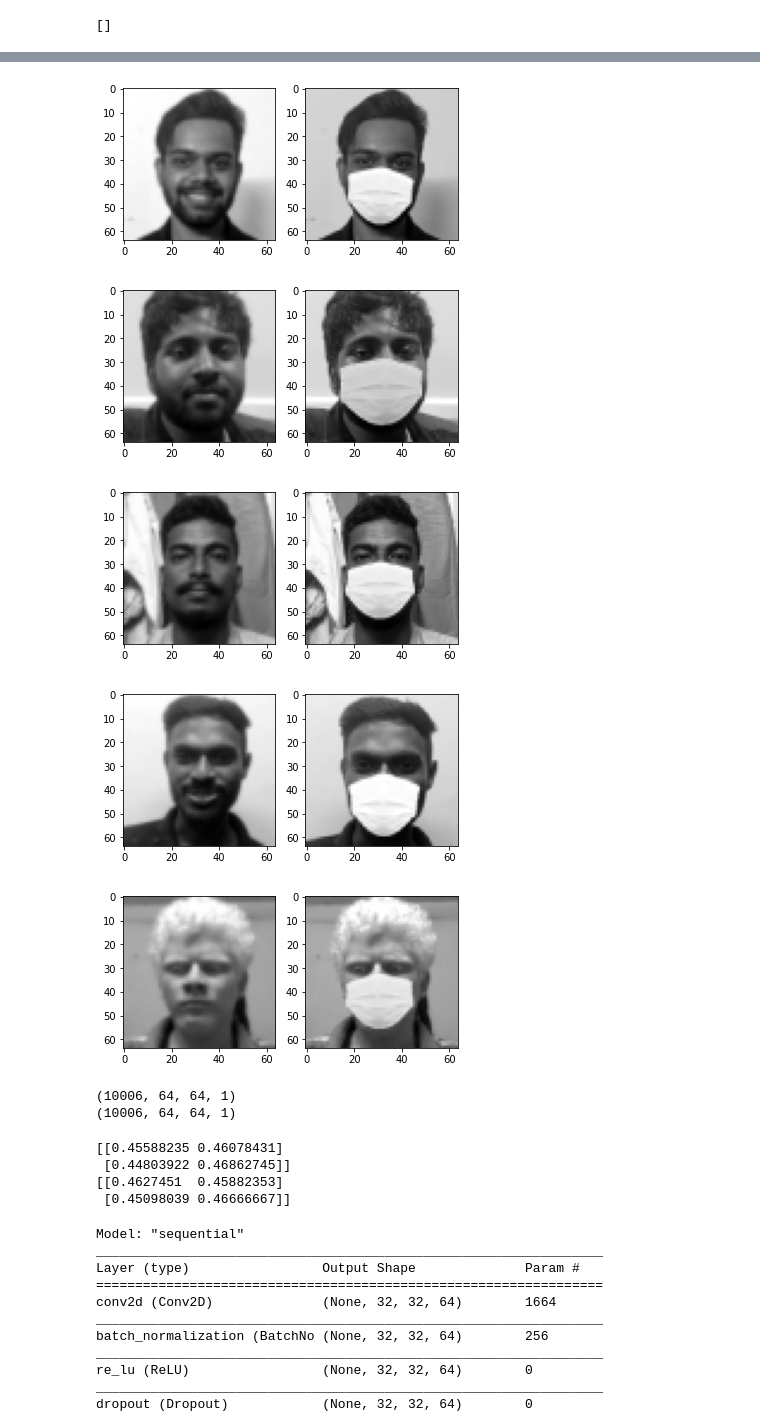
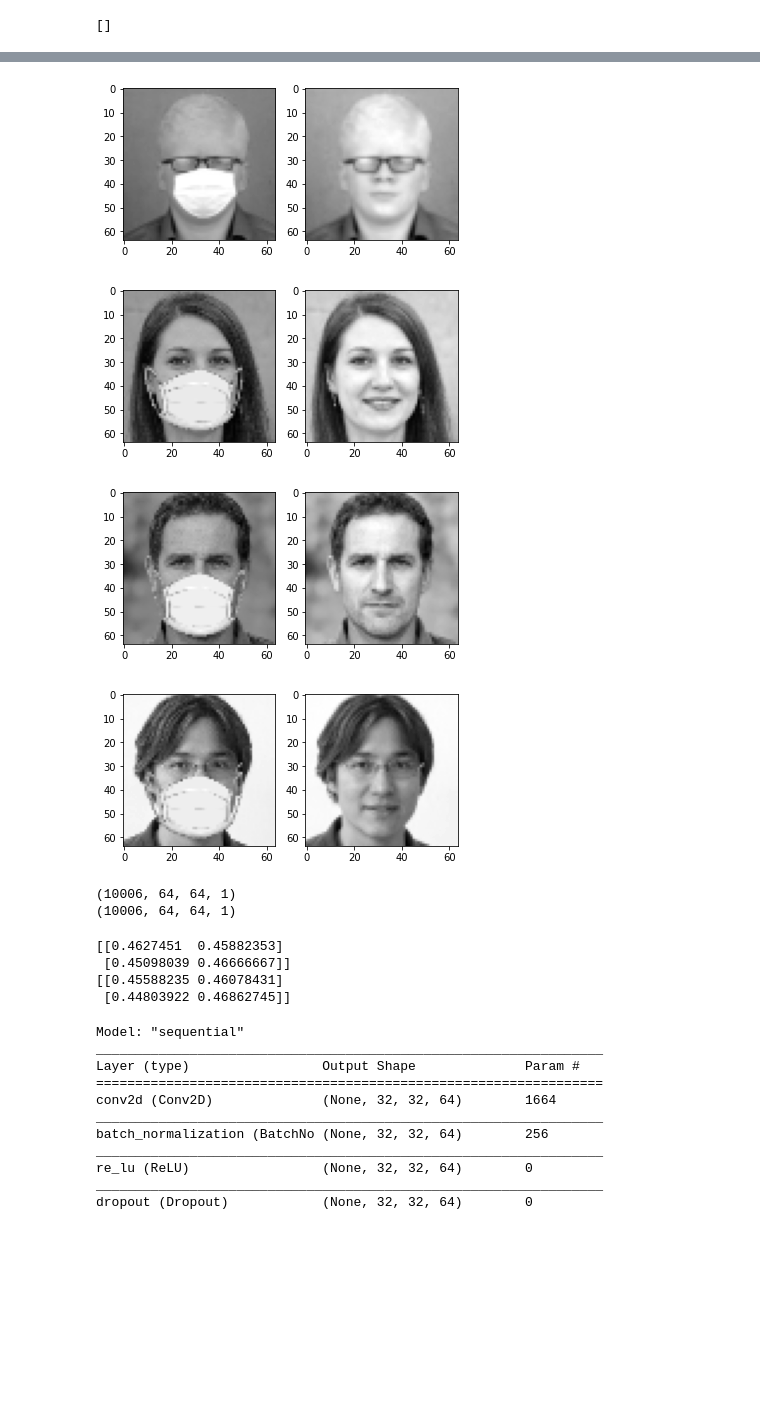
Before and after one commit to vijayakashtharu/Final-year-project, a Jupyter notebook: face-completion-and-super-resolution-of-occluded_with_celebA-i.ipynb, the cells around one changed output, grey strips where cells are left out. Saved outputs shown, nothing was run; the diff lists cells and outputs as text; code cells hidden in the pictures; blank space fills up the shorter version.

Commit message:
Kaggle Notebook | FACE COMPLETION AND SUPER RESOLUTION OF OCCLUDED I | Version 31

```diff
--- a/face-completion-and-super-resolution-of-occluded_with_celebA-i.ipynb
+++ b/face-completion-and-super-resolution-of-occluded_with_celebA-i.ipynb
@@ -30,8 +30,8 @@ config.gpu_options.visible_device_list = "0"
 set_session(tf.compat.v1.Session(config=config))
 # %%
 path = '/kaggle/input/face-mask-dataset-1'
-xname = '/kaggle/input/face-mask-dataset-1/celebA_real_with_mask3.pickle'
-yname = '/kaggle/input/face-mask-dataset-1/celebA_real_with_out_mask3.pickle'
+yname = '/kaggle/input/face-mask-dataset-1/celebA_real_with_mask3.pickle'
+xname = '/kaggle/input/face-mask-dataset-1/celebA_real_with_out_mask3.pickle'
 pickle_in = open(os.path.join(path,xname),"rb")
 x = pickle.load(pickle_in)
 
@@ -76,16 +76,15 @@ plt.imshow(y[4,:,:,0],cmap="gray")
 # %%
-for i in range(5):
+for i in range(5,9):
     fig=plt.figure(figsize=(6, 6))
     fig.add_subplot(1, 2, 1)
     plt.imshow(x[i,:,:,0],cmap="gray")
     fig.add_subplot(1, 2, 2)
     plt.imshow(y[i,:,:,0],cmap="gray")
 # %% [output]
-[figure, old version]
+[figure, new version]
-[figure, old version]
+[figure, new version]
-[figure, old version]
+[figure, new version]
-[figure, old version]
+[figure, new version]
-[figure, removed]
 # %%
 print(x.shape)
 print(y.shape)
@@ -97,10 +96,10 @@ print(y.shape)
 print(x[2,50:52,50:52,0])
 print(y[2,50:52,50:52,0])
 # %% [output]
+[[0.4627451  0.45882353]
+ [0.45098039 0.46666667]]
 [[0.45588235 0.46078431]
  [0.44803922 0.46862745]]
-[[0.4627451  0.45882353]
- [0.45098039 0.46666667]]
 # %%
 #Here is the function to create a generator.
 def creategen():
```
Also changed, not shown: parts of 9 cells of this notebook.
